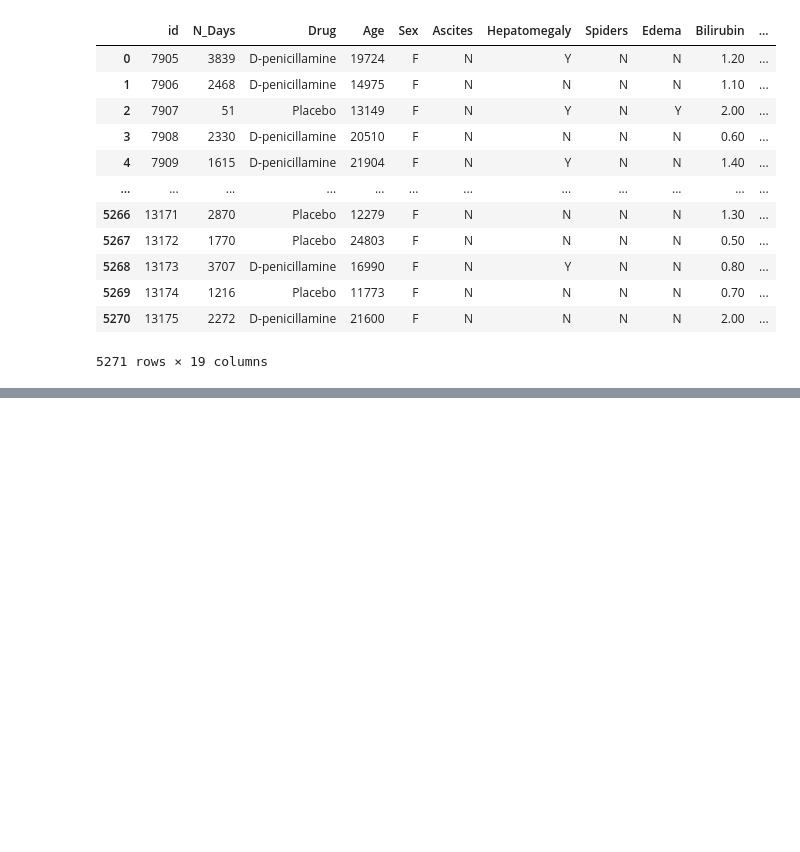
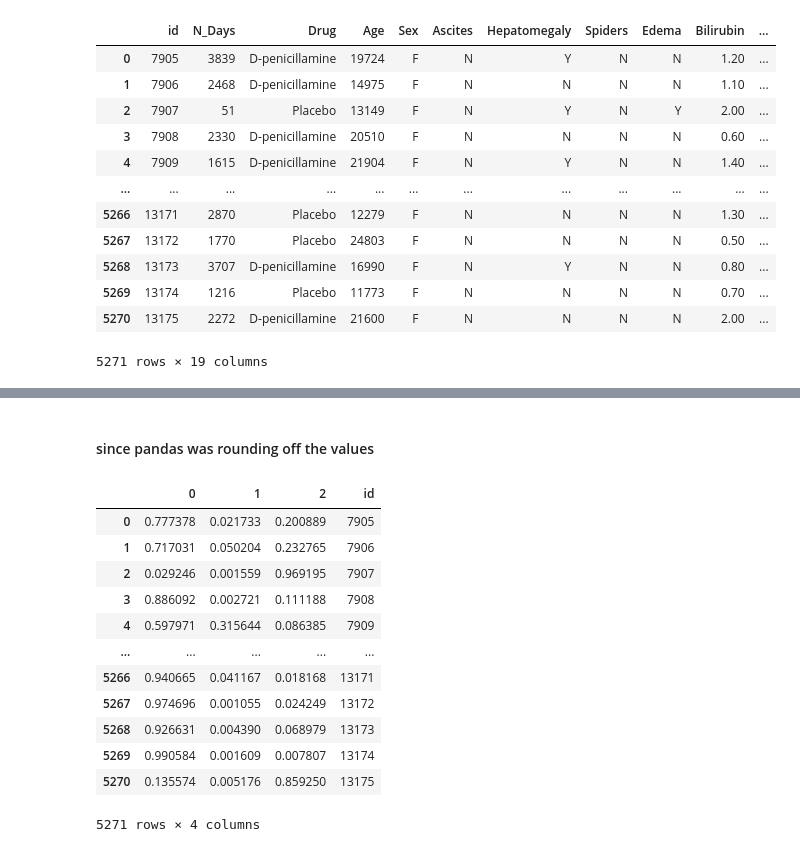
Before and after one commit to NareshGusain/Kaggle-Competition, a Jupyter notebook: Multi-Class_Prediction_of_Cirrhosis/preprocesing.ipynb, the cells around one changed output, grey strips where cells are left out. Saved outputs shown, nothing was run; the diff lists cells and outputs as text; code cells hidden in the pictures; blank space fills up the shorter version.

```diff
--- a/Multi-Class_Prediction_of_Cirrhosis/preprocesing.ipynb
+++ b/Multi-Class_Prediction_of_Cirrhosis/preprocesing.ipynb
@@ -388,0 +470,4 @@ df_test
+# %%
+import lightgbm as lgb
+clf = lgb.LGBMClassifier()
+clf.fit(X_train, y_train)
@@ -388,0 +496,2 @@ df_test
+# %%
+probablities = clf.predict_proba(pred_input)
@@ -388,0 +508,23 @@ df_test
+# %% [markdown]
+#### since pandas was rounding off the values
+# %%
+pd.set_option('display.float_format', '{:.6f}'.format)
+# %%
+probablities_df = pd.DataFrame(probablities)
+# %%
+probablities_df["id"] = df_test["id"]
+probablities_df
+# %% [output]
+|  | 0 | 1 | 2 | id |
+| 0 | 0.777378 | 0.021733 | 0.200889 | 7905 |
+| 1 | 0.717031 | 0.050204 | 0.232765 | 7906 |
+| 2 | 0.029246 | 0.001559 | 0.969195 | 7907 |
+| 3 | 0.886092 | 0.002721 | 0.111188 | 7908 |
+| 4 | 0.597971 | 0.315644 | 0.086385 | 7909 |
+| ... | ... | ... | ... | ... |
+| 5266 | 0.940665 | 0.041167 | 0.018168 | 13171 |
+| 5267 | 0.974696 | 0.001055 | 0.024249 | 13172 |
+| 5268 | 0.926631 | 0.004390 | 0.068979 | 13173 |
+| 5269 | 0.990584 | 0.001609 | 0.007807 | 13174 |
+| 5270 | 0.135574 | 0.005176 | 0.859250 | 13175 |
+5271 rows × 4 columns
```
Also changed, not shown: parts of 25 cells of this notebook.
